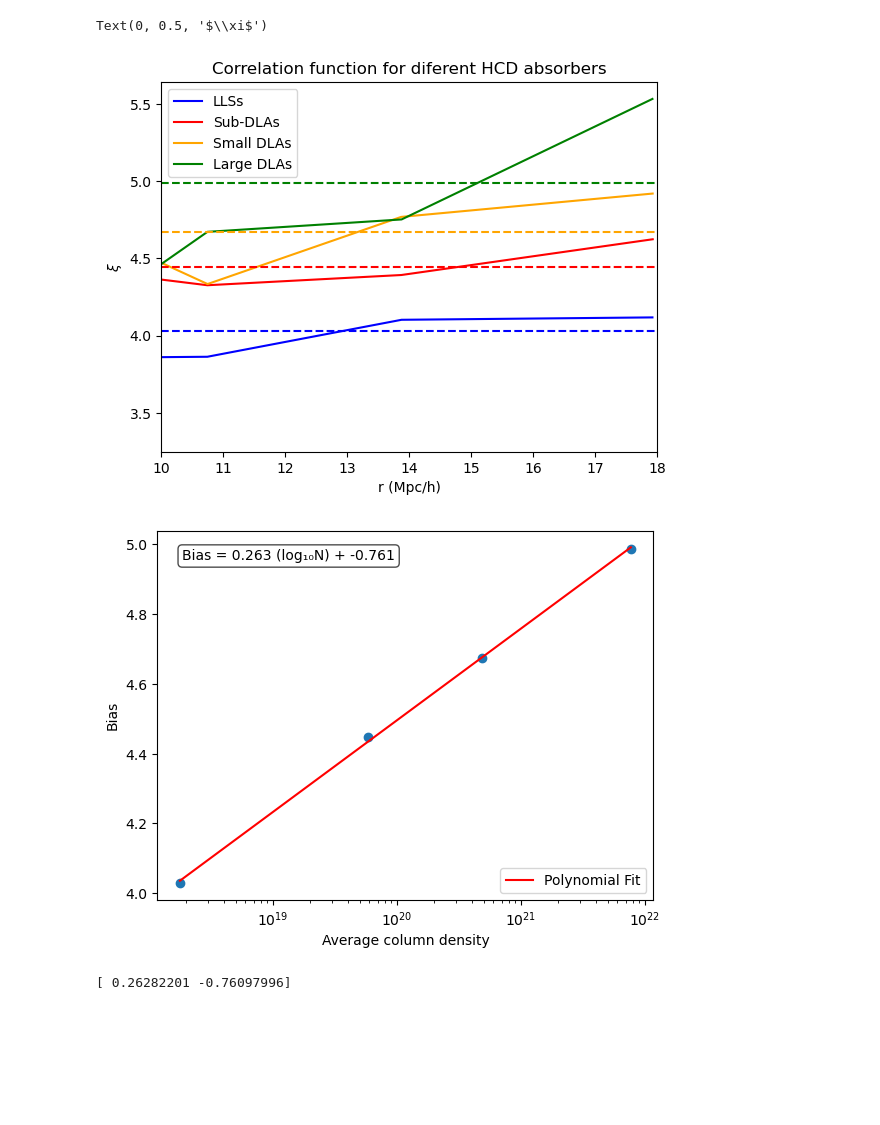
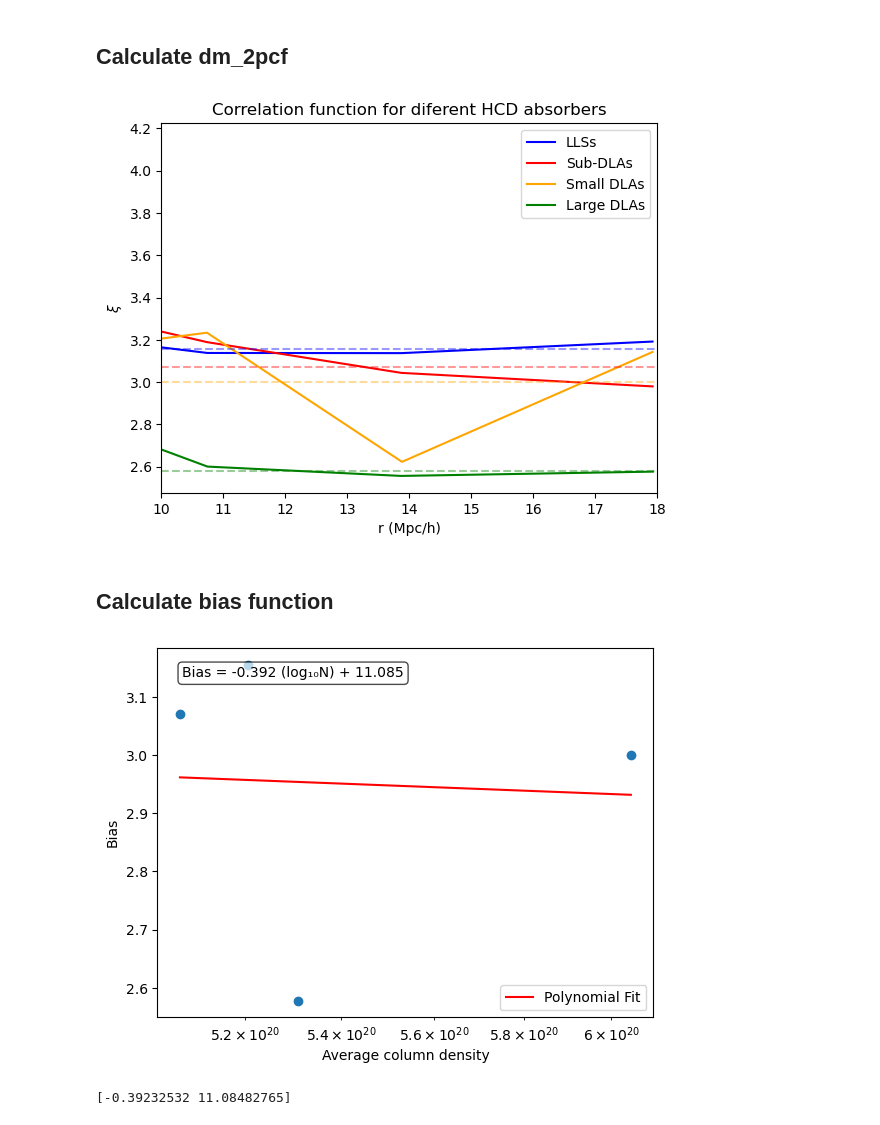
Before and after one commit to andreufont/astrid_hcd, a Jupyter notebook: Corrfunction.ipynb, the cells around one changed output. Cells and saved outputs as stored; diff of their text form; code cells hidden in the pictures; blank space fills up the shorter version.

```diff
--- a/Corrfunction.ipynb
+++ b/Corrfunction.ipynb
@@ -79,8 +89,8 @@ plt.show()
 # %%
-coords_LLSs = DLAs_coords(1.6e17, 1e19, fname_on)
-coords_subDLAs = DLAs_coords(1e19, 2e20, fname_on)
-coords_smallDLAs = DLAs_coords(2e20, 1e21, fname_on)
-coords_largeDLAs = DLAs_coords(1e21, 1e25, fname_on)
+coords_LLSs = HCDs_coords(1.6e17, 1e19)
+coords_subDLAs = HCDs_coords(1e19, 2e20)
+coords_smallDLAs = HCDs_coords(2e20, 1e21)
+coords_largeDLAs = HCDs_coords(1e21, 1e25)
 # %%
 binf = np.logspace(np.log10(2), np.log10(20), 10)
 func_LLSs = Corrfunc.theory.xi(boxsize=250.0, nthreads=1, binfile=binf, X=coords_LLSs["x"],Y=coords_LLSs["y"],Z=coords_LLSs["z"], output_ravg=True)
@@ -107,8 +126,17 @@ dm_2pcf = np.array([0.25035231, 0.18709018, 0.13834741, 0.10005326, 0.07024488,
+# %% [markdown]
+## Calculate dm_2pcf
+# %%
+file = np.load("lin2pcf_2.5_cosmo_astrid.npy", allow_pickle=True).item()
+# %%
+dm_2pcf_LLSs = np.interp(func_LLSs["ravg"], file["r"], file["xi"])
+dm_2pcf_subDLAs = np.interp(func_subDLAs["ravg"], file["r"], file["xi"])
+dm_2pcf_smallDLAs = np.interp(func_smallDLAs["ravg"], file["r"], file["xi"])
+dm_2pcf_largeDLAs = np.interp(func_LLSs["ravg"], file["r"], file["xi"])
 # %%
-ratio_LLSs = func_LLSs["xi"]/dm_2pcf
-ratio_subDLAs = func_subDLAs["xi"]/dm_2pcf
-ratio_smallDLAs = func_smallDLAs["xi"]/dm_2pcf
-ratio_largeDLAs = func_largeDLAs["xi"]/dm_2pcf
+ratio_LLSs = func_LLSs["xi"]/dm_2pcf_LLSs
+ratio_subDLAs = func_subDLAs["xi"]/dm_2pcf_subDLAs
+ratio_smallDLAs = func_smallDLAs["xi"]/dm_2pcf_smallDLAs
+ratio_largeDLAs = func_largeDLAs["xi"]/dm_2pcf_largeDLAs
 # %%
 selected_xi_LLSs = ratio_LLSs[func_LLSs["ravg"] > 10]
 selected_xi_subDLAs = ratio_subDLAs[func_subDLAs["ravg"] > 10]
@@ -117,20 +145,22 @@ selected_xi_largeDLAs = ratio_largeDLAs[func_largeDLAs["ravg"] > 10]
 # %%
 plt.plot(func_LLSs["ravg"], ratio_LLSs, color = 'b', label = "LLSs")
 plt.plot(func_subDLAs["ravg"], ratio_subDLAs, color = 'r', label = "Sub-DLAs")
 plt.plot(func_smallDLAs["ravg"], ratio_smallDLAs, color = 'orange', label = "Small DLAs")
 plt.plot(func_largeDLAs["ravg"], ratio_largeDLAs, color = 'g', label = "Large DLAs")
 plt.xlim(10,18)
-plt.axhline(y=np.mean(selected_xi_LLSs), color='b', linestyle='--')
-plt.axhline(y=np.mean(selected_xi_subDLAs), color='r', linestyle='--')
-plt.axhline(y=np.mean(selected_xi_smallDLAs), color='orange', linestyle='--')
-plt.axhline(y=np.mean(selected_xi_largeDLAs), color='g', linestyle='--')
+plt.axhline(y=np.mean(selected_xi_LLSs), color='b', linestyle='--', alpha = 0.4)
+plt.axhline(y=np.mean(selected_xi_subDLAs), color='r', linestyle='--', alpha = 0.4)
+plt.axhline(y=np.mean(selected_xi_smallDLAs), color='orange', linestyle='--', alpha = 0.4)
+plt.axhline(y=np.mean(selected_xi_largeDLAs), color='g', linestyle='--', alpha = 0.4)
 plt.legend()
 plt.title("Correlation function for diferent HCD absorbers")
 plt.xlabel("r (Mpc/h)")
 plt.ylabel(r"$\xi$")
+plt.show()
 # %% [output]
-Text(0, 0.5, '$\\xi$')
-[figure, old version]
+[figure, new version]
+# %% [markdown]
+## Calculate bias function
 # %%
 coldenLLSs = np.array([])
 for i in range(len(coords_LLSs["x"])):
@@ -152,12 +182,8 @@ for i in range(len(coords_largeDLAs["x"])):
     coldenlargeDLAs = np.append(coldenlargeDLAs, max_colden[int(coords_largeDLAs["x"][i]/dxy_hMpc),int(coords_largeDLAs["y"][i]/dxy_hMpc)])
 meanlargeDLAs=np.mean(coldenlargeDLAs)
 # %%
-biasHCDs = np.array([np.mean(selected_xi_LLSs),
-                     np.mean(selected_xi_subDLAs),
-                     np.mean(selected_xi_smallDLAs),
-                     np.mean(selected_xi_largeDLAs)])
+biasHCDs = np.array([np.mean(selected_xi_LLSs), np.mean(selected_xi_subDLAs), np.mean(selected_xi_smallDLAs), np.mean(selected_xi_largeDLAs)])
 CD = np.array([meanLLSs, meansubDLAs, meansmallDLAs, meanlargeDLAs])
-
 
 plt.scatter(CD, biasHCDs)
 plt.xlabel("Average column density")
@@ -180,9 +206,10 @@ plt.text(0.05, 0.95, equation, transform=plt.gca().transAxes,
          fontsize=10, verticalalignment='top', bbox=dict(boxstyle='round', facecolor='white', alpha=0.7))
 
 plt.legend(loc='lower right')
+plt.savefig("bias.png")
 plt.show()
 
 print(coeffs)
 # %% [output]
-[figure, old version]
+[figure, new version]
-[ 0.26282201 -0.76097996]
+[-0.39232532 11.08482765]
```
Also changed, not shown: parts of 10 cells of this notebook, 9 other files.
